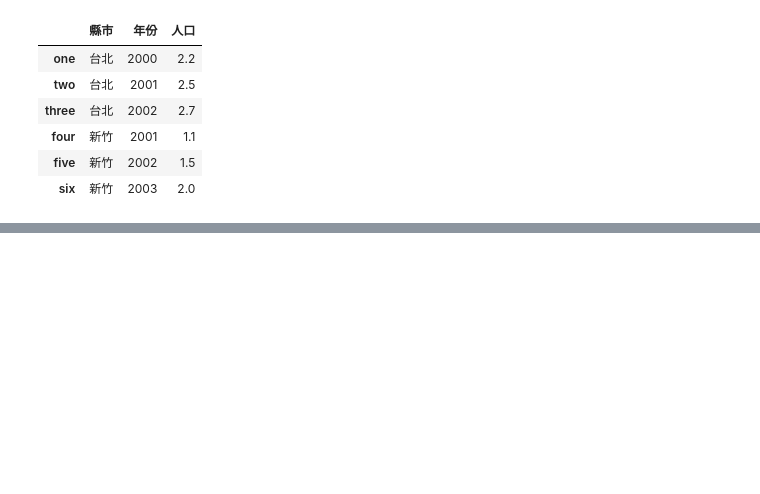
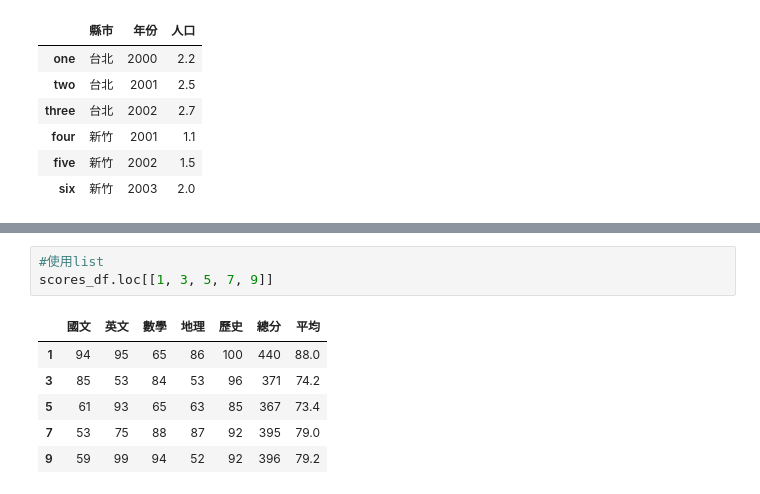
Before and after one commit to catch3r/20240220, a Jupyter notebook: lesson15/lesson15_3.ipynb, the cells around one changed output, grey strips where cells are left out. Drawn from its saved outputs; the diff is of its cells as text; blank space fills up the shorter version.

```diff
--- a/lesson15/lesson15_3.ipynb
+++ b/lesson15/lesson15_3.ipynb
@@ -155,0 +199,10 @@ display(scores_df)
+# %%
+#使用list
+scores_df.loc[[1, 3, 5, 7, 9]]
+# %% [output]
+|  | 國文 | 英文 | 數學 | 地理 | 歷史 | 總分 | 平均 |
+| 1 | 94 | 95 | 65 | 86 | 100 | 440 | 88.0 |
+| 3 | 85 | 53 | 84 | 53 | 96 | 371 | 74.2 |
+| 5 | 61 | 93 | 65 | 63 | 85 | 367 | 73.4 |
+| 7 | 53 | 75 | 88 | 87 | 92 | 395 | 79.0 |
+| 9 | 59 | 99 | 94 | 52 | 92 | 396 | 79.2 |
```
Also changed, not shown: parts of 8 cells of this notebook.
